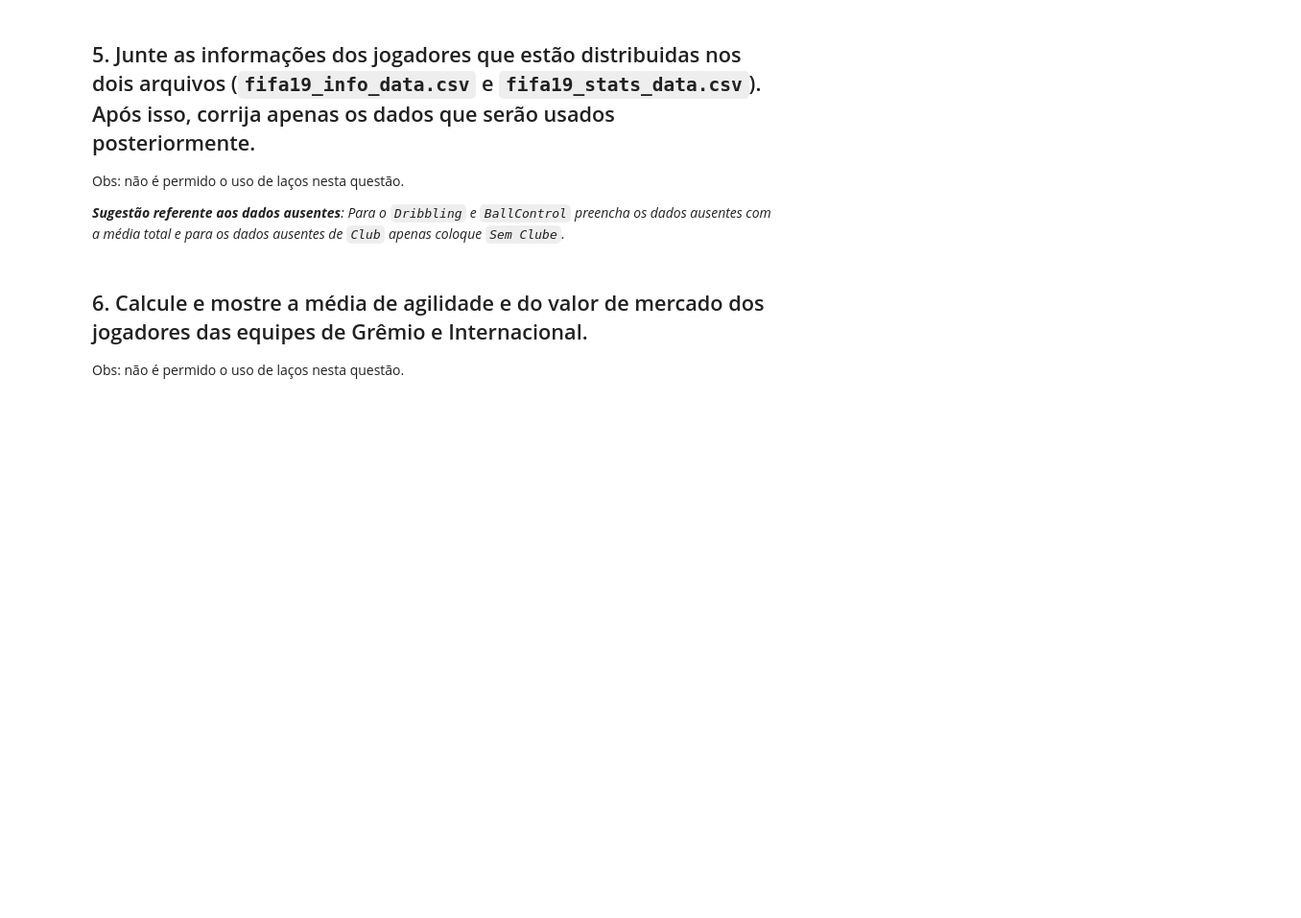
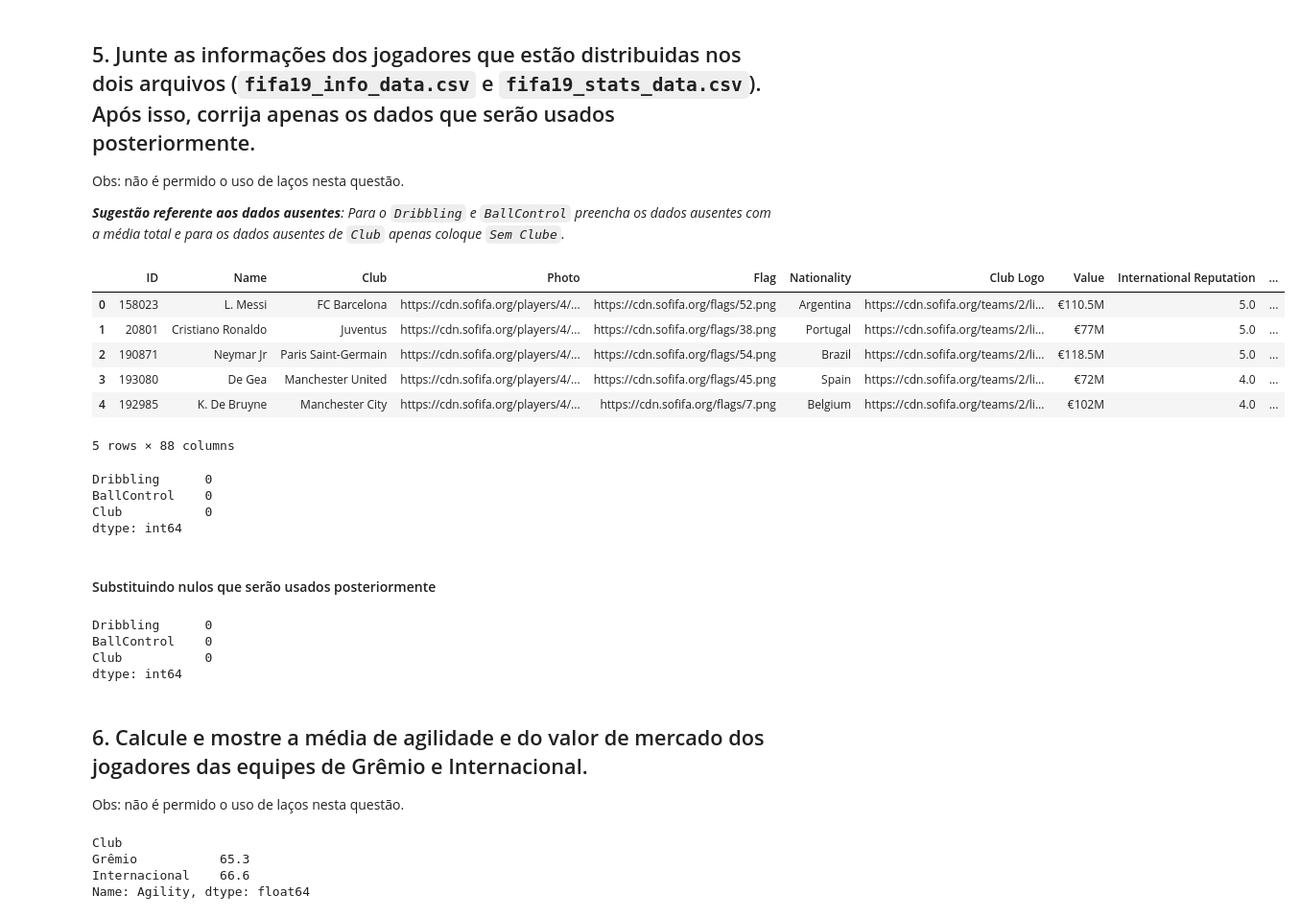
Before and after one commit to macedoti13/EDA-Fifa19Dataset, a Jupyter notebook: TG2.ipynb, the cells around one changed output. Shown at 96% size. Drawn from its saved outputs; the diff is of its cells as text; code cells hidden in the pictures; blank space fills up the shorter version.

```diff
--- a/TG2.ipynb
+++ b/TG2.ipynb
@@ -169,10 +169,52 @@ OBS: Todos os gráficos gerados nesta parte precisam ter Título e identificaç
 Obs: não é permido o uso de laços nesta questão.
 
 _**Sugestão referente aos dados ausentes**: Para o `Dribbling` e `BallControl` preencha os dados ausentes com a média total e para os dados ausentes de `Club` apenas coloque `Sem Clube`._
+# %%
+df_info = pd.read_csv('dados/fifa19_info_data.csv')
+df_stats = pd.read_csv('dados/fifa19_stats_data.csv')
+df = pd.merge(df_info, df_stats, on='ID')
+df.head()
+# %% [output]
+|  | ID | Name | Club | Photo | Flag | Nationality | Club Logo | Value | International Reputation | ... |
+| 0 | 158023 | L. Messi | FC Barcelona | https://cdn.sofifa.org/players/4/... | https://cdn.sofifa.org/flags/52.png | Argentina | https://cdn.sofifa.org/teams/2/li... | €110.5M | 5.0 | ... |
+| 1 | 20801 | Cristiano Ronaldo | Juventus | https://cdn.sofifa.org/players/4/... | https://cdn.sofifa.org/flags/38.png | Portugal | https://cdn.sofifa.org/teams/2/li... | €77M | 5.0 | ... |
+| 2 | 190871 | Neymar Jr | Paris Saint-Germain | https://cdn.sofifa.org/players/4/... | https://cdn.sofifa.org/flags/54.png | Brazil | https://cdn.sofifa.org/teams/2/li... | €118.5M | 5.0 | ... |
+| 3 | 193080 | De Gea | Manchester United | https://cdn.sofifa.org/players/4/... | https://cdn.sofifa.org/flags/45.png | Spain | https://cdn.sofifa.org/teams/2/li... | €72M | 4.0 | ... |
+| 4 | 192985 | K. De Bruyne | Manchester City | https://cdn.sofifa.org/players/4/... | https://cdn.sofifa.org/flags/7.png | Belgium | https://cdn.sofifa.org/teams/2/li... | €102M | 4.0 | ... |
+5 rows × 88 columns
+# %%
+df[['Dribbling', 'BallControl','Club']].isnull().sum()
+# %% [output]
+Dribbling      0
+BallControl    0
+Club           0
+dtype: int64
+# %% [markdown]
+#### Substituindo nulos que serão usados posteriormente
+# %%
+df['Dribbling'].fillna(df['Dribbling'].mean(), inplace=True)
+df['BallControl'].fillna(df['BallControl'].mean(), inplace=True)
+df['Club'].fillna('Sem Clube', inplace=True)
+
+df[['Dribbling','BallControl','Club']].isnull().sum()
+# %% [output]
+Dribbling      0
+BallControl    0
+Club           0
+dtype: int64
 # %% [markdown]
 ## 6. Calcule e mostre a média de agilidade e do valor de mercado dos jogadores das equipes de Grêmio e Internacional.
 
 Obs: não é permido o uso de laços nesta questão.
+# %%
+df_grenal = df[df['Club'].isin(['Internacional','Grêmio'])]
+df_grenal.groupby(['Club'])[['Agility','BallControl']].mean()
+# df_grenal.groupby(['Club'])['Agility'].mean()
+# %% [output]
+Club
+Grêmio           65.3
+Internacional    66.6
+Name: Agility, dtype: float64
 # %% [markdown]
 ## 7. Mostre em um gráfico de barras os top 10 clubes baseado na média do controle de bola (`BallControl`) de seus jogadores.
 
```
